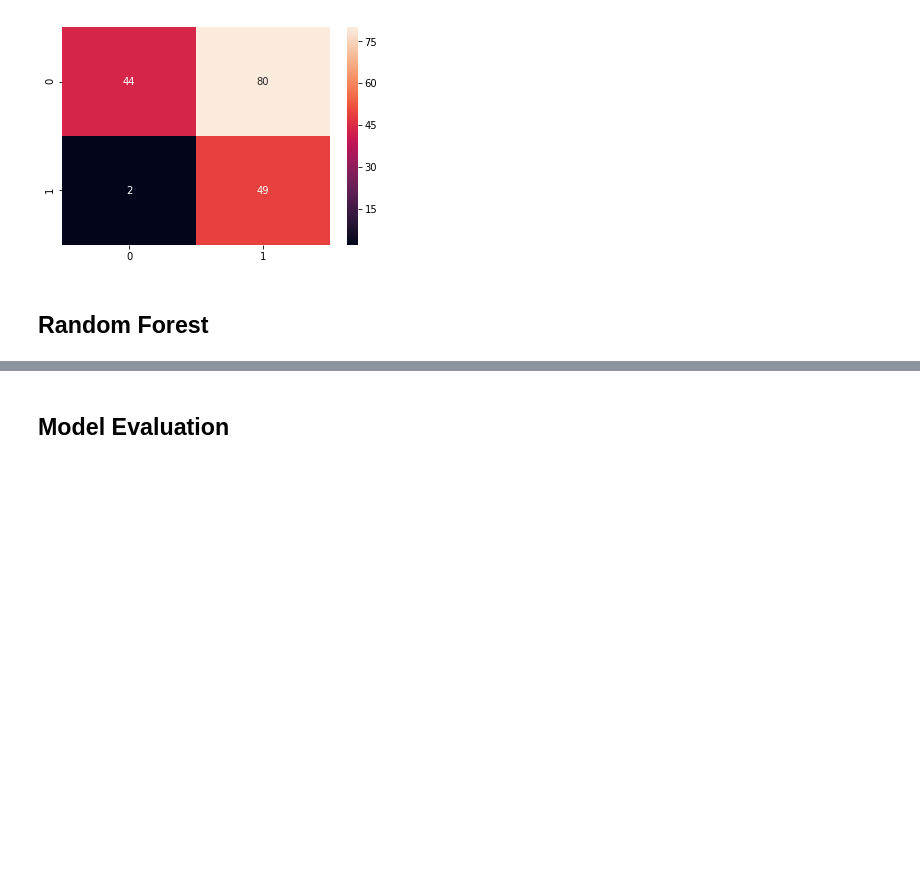
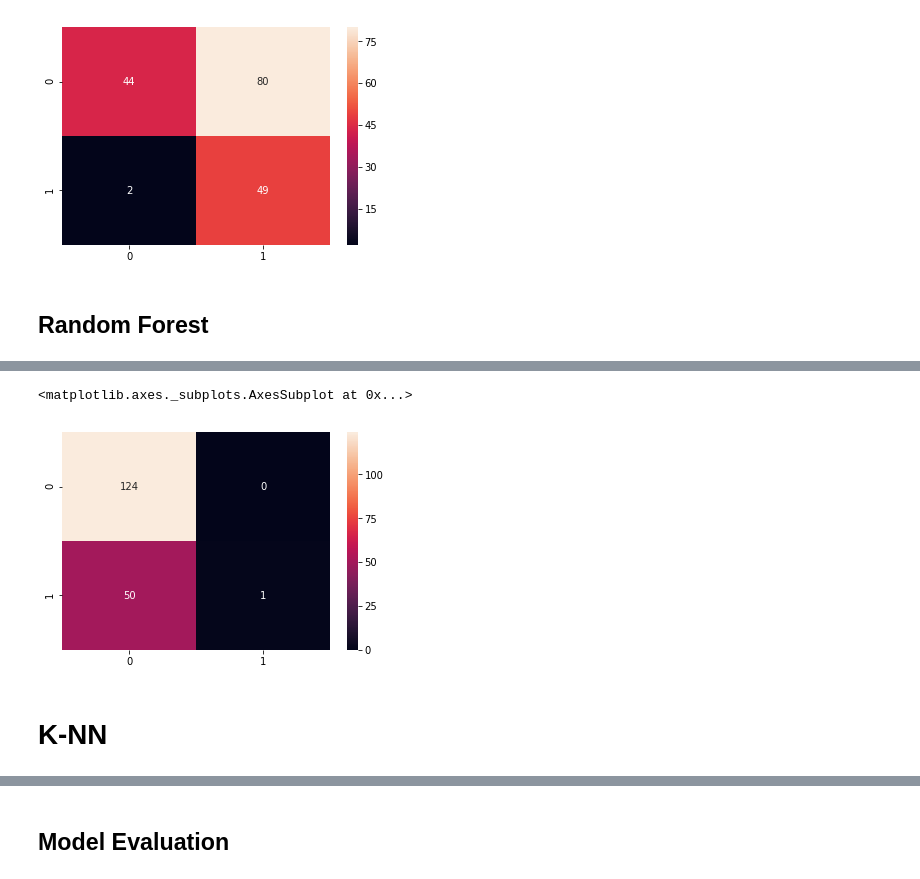
Before and after one commit to nzarko/ml, a Jupyter notebook: Projects/MachineLearning/LiverPatients/src/liver_disease_ml.ipynb, the cells around one changed output, grey strips where cells are left out. Saved outputs shown, nothing was run; the diff lists cells and outputs as text; code cells hidden in the pictures; blank space fills up the shorter version.

```diff
--- a/Projects/MachineLearning/LiverPatients/src/liver_disease_analysis.ipynb
+++ b/Projects/MachineLearning/LiverPatients/src/liver_disease_ml.ipynb
@@ -503,0 +549,9 @@ avg / total       0.67      0.69      0.68       175
+# %%
+# Making the confusion matrix
+ksvm_cm = confusion_matrix(y_test, ksvm_y_pred)
+sns.heatmap(ksvm_cm,annot=True,fmt="d")
+# %% [output]
+<matplotlib.axes._subplots.AxesSubplot at 0x...>
+[figure, added]
+# %% [markdown]
+# K-NN
```
Also changed, not shown: parts of 29 cells of this notebook, 3 other files.
